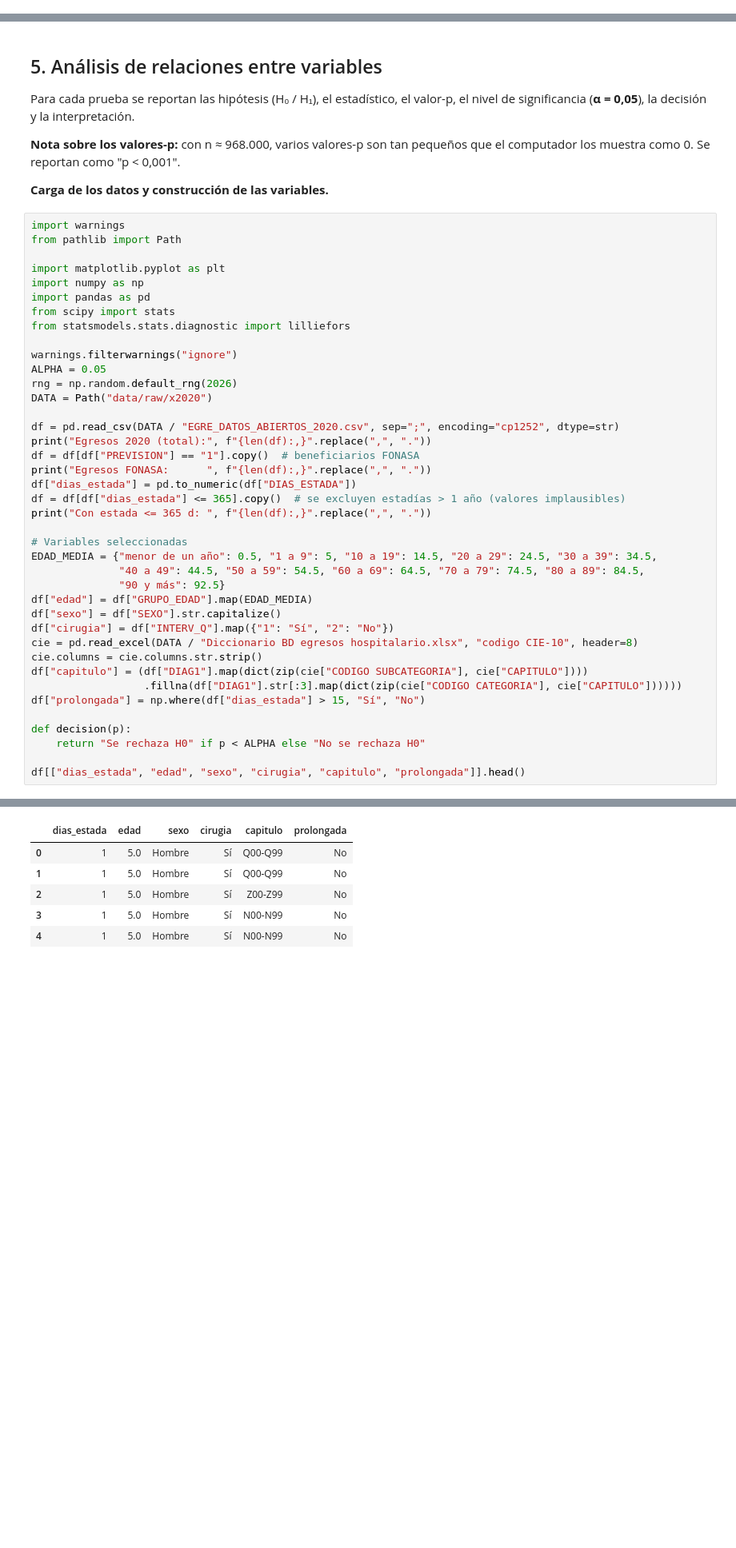
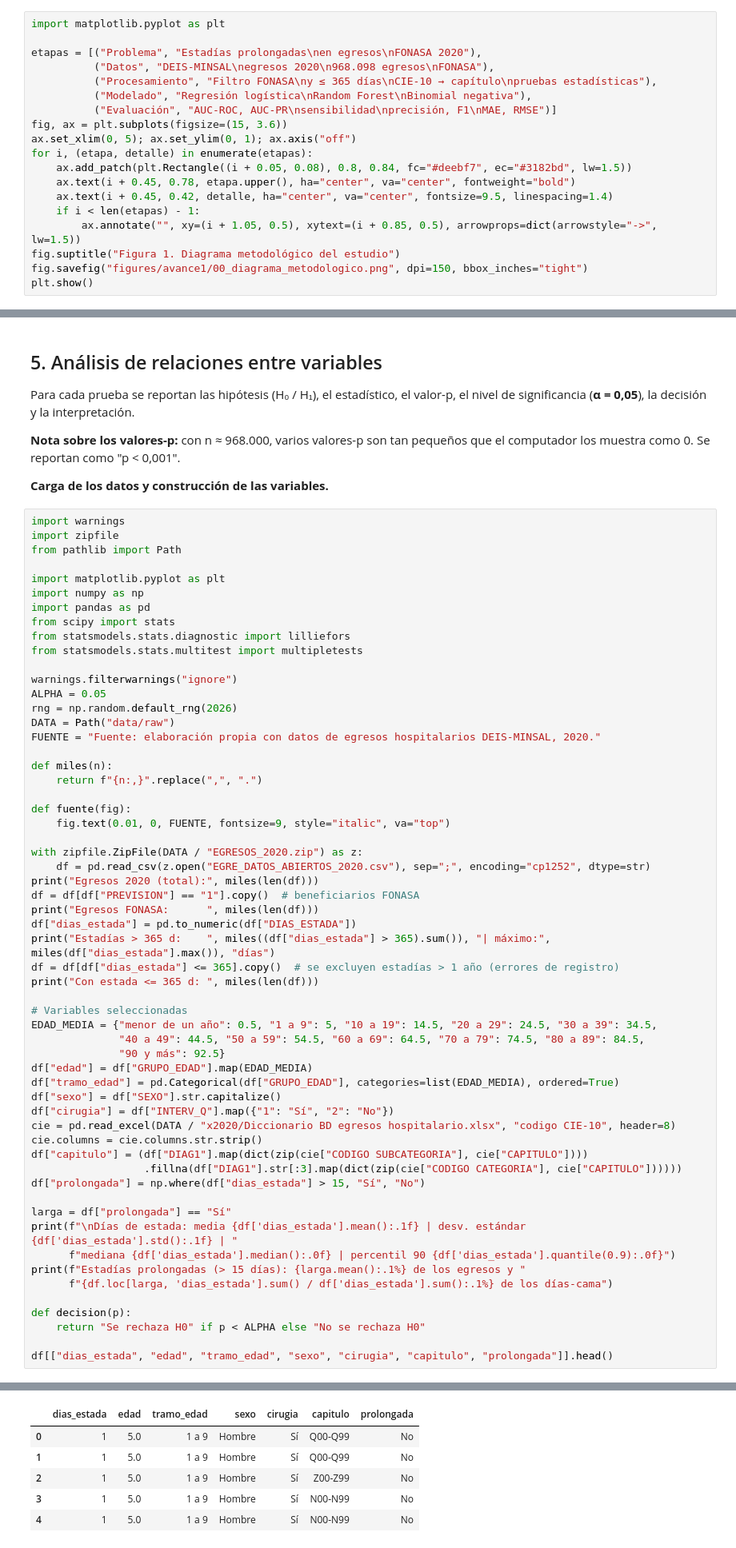
Before and after one commit to Francogogo/Analisis-de-datos-PROYECTO-, a Jupyter notebook: avance1.ipynb, the cells around one changed output, grey strips where cells are left out. Shown at 80% size. Cells and saved outputs as stored; diff of their text form; blank space fills up the shorter version.

Commit message:
Ajusta la pregunta, la metodología y el diagrama del estudio

```diff
--- a/avance1.ipynb
+++ b/avance1.ipynb
@@ -111,0 +118,19 @@ En Chile, los trabajos sobre estadía hospitalaria con datos públicos se concen
+# %%
+import matplotlib.pyplot as plt
+
+etapas = [("Problema", "Estadías prolongadas\nen egresos\nFONASA 2020"),
+          ("Datos", "DEIS-MINSAL\negresos 2020\n968.098 egresos\nFONASA"),
+          ("Procesamiento", "Filtro FONASA\ny ≤ 365 días\nCIE-10 → capítulo\npruebas estadísticas"),
+          ("Modelado", "Regresión logística\nRandom Forest\nBinomial negativa"),
+          ("Evaluación", "AUC-ROC, AUC-PR\nsensibilidad\nprecisión, F1\nMAE, RMSE")]
+fig, ax = plt.subplots(figsize=(15, 3.6))
+ax.set_xlim(0, 5); ax.set_ylim(0, 1); ax.axis("off")
+for i, (etapa, detalle) in enumerate(etapas):
+    ax.add_patch(plt.Rectangle((i + 0.05, 0.08), 0.8, 0.84, fc="#deebf7", ec="#3182bd", lw=1.5))
+    ax.text(i + 0.45, 0.78, etapa.upper(), ha="center", va="center", fontweight="bold")
+    ax.text(i + 0.45, 0.42, detalle, ha="center", va="center", fontsize=9.5, linespacing=1.4)
+    if i < len(etapas) - 1:
+        ax.annotate("", xy=(i + 1.05, 0.5), xytext=(i + 0.85, 0.5), arrowprops=dict(arrowstyle="->", lw=1.5))
+fig.suptitle("Figura 1. Diagrama metodológico del estudio")
+fig.savefig("figures/avance1/00_diagrama_metodologico.png", dpi=150, bbox_inches="tight")
+plt.show()
@@ -119,6 +146,7 @@ Para cada prueba se reportan las hipótesis (H₀ / H₁), el estadístico, el v
 **Carga de los datos y construcción de las variables.**
 # %%
 import warnings
+import zipfile
 from pathlib import Path
 
 import matplotlib.pyplot as plt
@@ -126,37 +154,54 @@ import numpy as np
 import pandas as pd
 from scipy import stats
 from statsmodels.stats.diagnostic import lilliefors
+from statsmodels.stats.multitest import multipletests
 
 warnings.filterwarnings("ignore")
 ALPHA = 0.05
 rng = np.random.default_rng(2026)
-DATA = Path("data/raw/x2020")
+DATA = Path("data/raw")
+FUENTE = "Fuente: elaboración propia con datos de egresos hospitalarios DEIS-MINSAL, 2020."
 
-df = pd.read_csv(DATA / "EGRE_DATOS_ABIERTOS_2020.csv", sep=";", encoding="cp1252", dtype=str)
-print("Egresos 2020 (total):", f"{len(df):,}".replace(",", "."))
+def miles(n):
+    return f"{n:,}".replace(",", ".")
+
+def fuente(fig):
+    fig.text(0.01, 0, FUENTE, fontsize=9, style="italic", va="top")
+
+with zipfile.ZipFile(DATA / "EGRESOS_2020.zip") as z:
+    df = pd.read_csv(z.open("EGRE_DATOS_ABIERTOS_2020.csv"), sep=";", encoding="cp1252", dtype=str)
+print("Egresos 2020 (total):", miles(len(df)))
 df = df[df["PREVISION"] == "1"].copy()  # beneficiarios FONASA
-print("Egresos FONASA:      ", f"{len(df):,}".replace(",", "."))
+print("Egresos FONASA:      ", miles(len(df)))
 df["dias_estada"] = pd.to_numeric(df["DIAS_ESTADA"])
-df = df[df["dias_estada"] <= 365].copy()  # se excluyen estadías > 1 año (valores implausibles)
-print("Con estada <= 365 d: ", f"{len(df):,}".replace(",", "."))
+print("Estadías > 365 d:    ", miles((df["dias_estada"] > 365).sum()), "| máximo:", miles(df["dias_estada"].max()), "días")
+df = df[df["dias_estada"] <= 365].copy()  # se excluyen estadías > 1 año (errores de registro)
+print("Con estada <= 365 d: ", miles(len(df)))
 
 # Variables seleccionadas
 EDAD_MEDIA = {"menor de un año": 0.5, "1 a 9": 5, "10 a 19": 14.5, "20 a 29": 24.5, "30 a 39": 34.5,
               "40 a 49": 44.5, "50 a 59": 54.5, "60 a 69": 64.5, "70 a 79": 74.5, "80 a 89": 84.5,
               "90 y más": 92.5}
 df["edad"] = df["GRUPO_EDAD"].map(EDAD_MEDIA)
+df["tramo_edad"] = pd.Categorical(df["GRUPO_EDAD"], categories=list(EDAD_MEDIA), ordered=True)
 df["sexo"] = df["SEXO"].str.capitalize()
 df["cirugia"] = df["INTERV_Q"].map({"1": "Sí", "2": "No"})
-cie = pd.read_excel(DATA / "Diccionario BD egresos hospitalario.xlsx", "codigo CIE-10", header=8)
+cie = pd.read_excel(DATA / "x2020/Diccionario BD egresos hospitalario.xlsx", "codigo CIE-10", header=8)
 cie.columns = cie.columns.str.strip()
 df["capitulo"] = (df["DIAG1"].map(dict(zip(cie["CODIGO SUBCATEGORIA"], cie["CAPITULO"])))
                   .fillna(df["DIAG1"].str[:3].map(dict(zip(cie["CODIGO CATEGORIA"], cie["CAPITULO"])))))
 df["prolongada"] = np.where(df["dias_estada"] > 15, "Sí", "No")
 
+larga = df["prolongada"] == "Sí"
+print(f"\nDías de estada: media {df['dias_estada'].mean():.1f} | desv. estándar {df['dias_estada'].std():.1f} | "
+      f"mediana {df['dias_estada'].median():.0f} | percentil 90 {df['dias_estada'].quantile(0.9):.0f}")
+print(f"Estadías prolongadas (> 15 días): {larga.mean():.1%} de los egresos y "
+      f"{df.loc[larga, 'dias_estada'].sum() / df['dias_estada'].sum():.1%} de los días-cama")
+
 def decision(p):
     return "Se rechaza H0" if p < ALPHA else "No se rechaza H0"
 
-df[["dias_estada", "edad", "sexo", "cirugia", "capitulo", "prolongada"]].head()
+df[["dias_estada", "edad", "tramo_edad", "sexo", "cirugia", "capitulo", "prolongada"]].head()
 # %% [output]
 Egresos 2020 (total): 1.330.477
 Egresos FONASA:       968.495
@@ -164,9 +213,9 @@ Con estada <= 365 d:  968.098
-|  | dias_estada | edad | sexo | cirugia | capitulo | prolongada |
-| 0 | 1 | 5.0 | Hombre | Sí | Q00-Q99 | No |
-| 1 | 1 | 5.0 | Hombre | Sí | Q00-Q99 | No |
-| 2 | 1 | 5.0 | Hombre | Sí | Z00-Z99 | No |
-| 3 | 1 | 5.0 | Hombre | Sí | N00-N99 | No |
-| 4 | 1 | 5.0 | Hombre | Sí | N00-N99 | No |
+|  | dias_estada | edad | tramo_edad | sexo | cirugia | capitulo | prolongada |
+| 0 | 1 | 5.0 | 1 a 9 | Hombre | Sí | Q00-Q99 | No |
+| 1 | 1 | 5.0 | 1 a 9 | Hombre | Sí | Q00-Q99 | No |
+| 2 | 1 | 5.0 | 1 a 9 | Hombre | Sí | Z00-Z99 | No |
+| 3 | 1 | 5.0 | 1 a 9 | Hombre | Sí | N00-N99 | No |
+| 4 | 1 | 5.0 | 1 a 9 | Hombre | Sí | N00-N99 | No |
 # %% [markdown]
 ### 5.1 Pruebas de bondad de ajuste (supuesto de normalidad)
 
```
Also changed, not shown: parts of 5 cells of this notebook, 1 other file.
